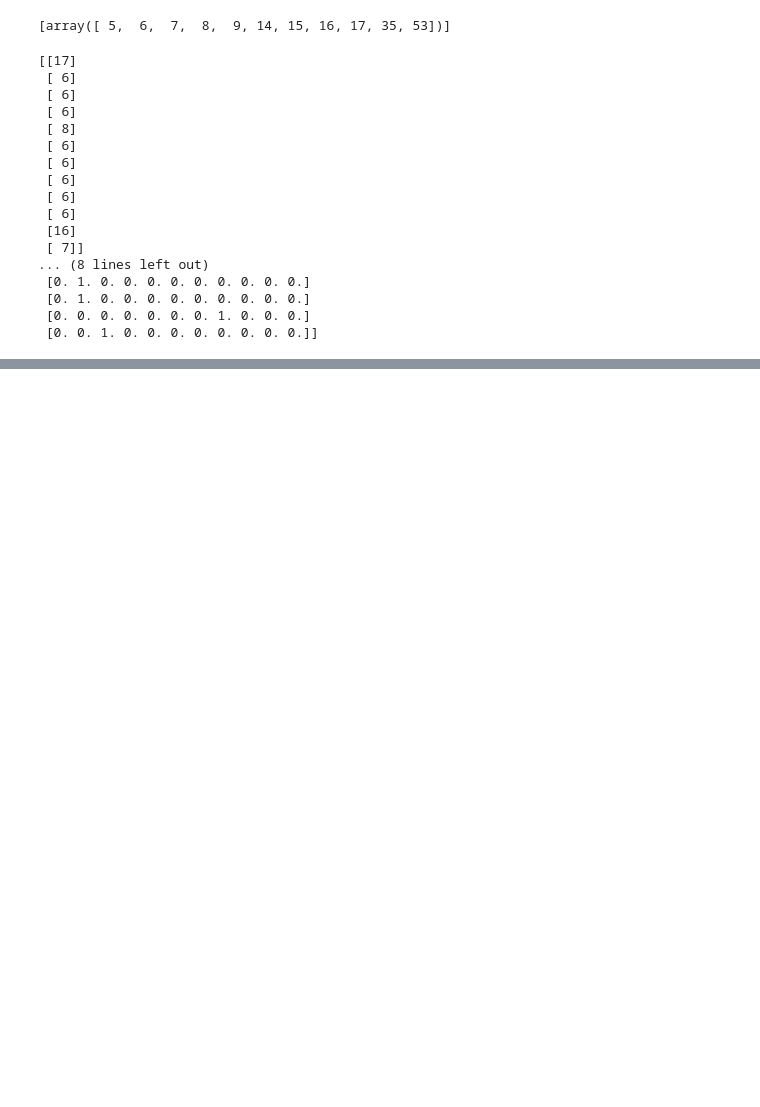
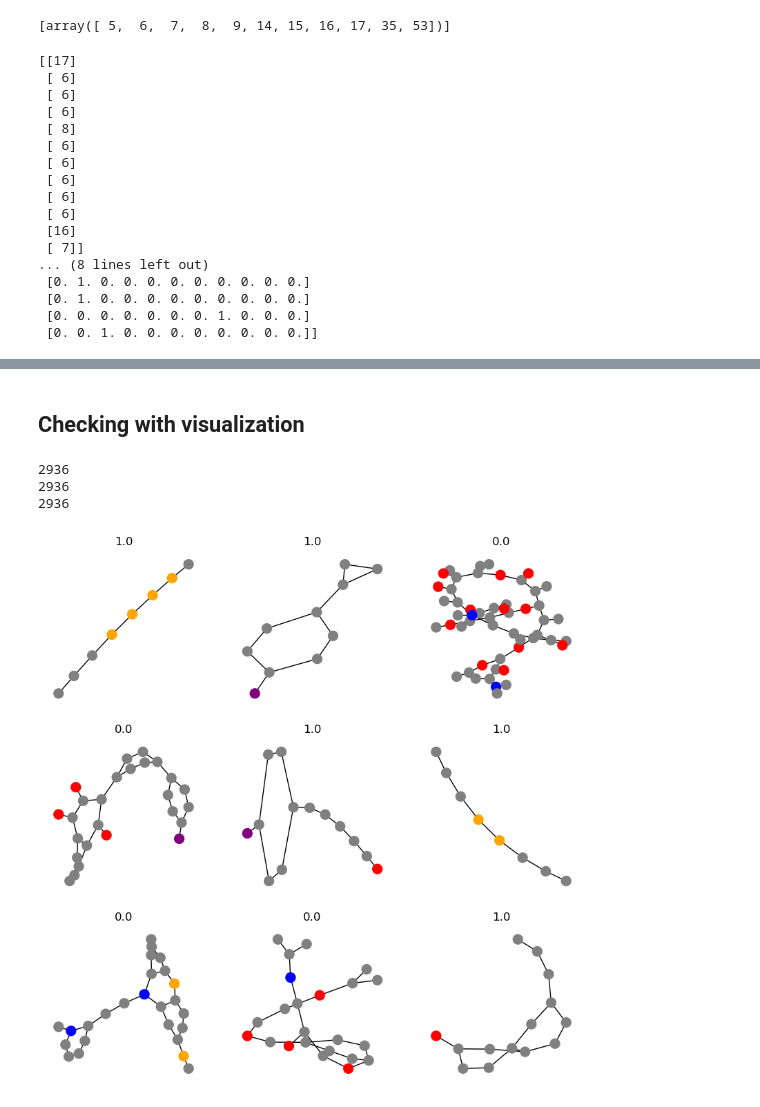
Before and after one commit to YuvalBayer/HydrophobicityGraphClassifier, a Jupyter notebook: Zinc/data_generation.ipynb, the cells around one changed output, grey strips where cells are left out. Drawn from its saved outputs; the diff is of its cells as text; code cells hidden in the pictures; blank space fills up the shorter version.

Commit message:
generated zinc data

```diff
--- a/Zinc/data_generation.ipynb
+++ b/Zinc/data_generation.ipynb
@@ -8,6 +15,6 @@ from sklearn.preprocessing import OneHotEncoder
 # %%
-data_1 = pd.read_csv('Data/200d_-1_named+fda.csv')
-data_35 = pd.read_csv('Data/200d_3.5_+in-vitro.csv')
+data_1 = pd.read_csv('RawData/200d_-1_named+fda.csv')
+data_35 = pd.read_csv('RawData/200d_3.5_+in-vitro.csv')
 
 print('len(data_1)=',len(data_1))
 print('len(data_35)=',len(data_35))
@@ -82,0 +117,53 @@ data_x_hot_35 = [encoder.transform(x.reshape(-1, 1)).toarray() for x in data_x_3
+# %%
+#for i in range(len(data_x)):
+pd.DataFrame(labels).to_csv(f'GraphData/Labels/labels.csv', header=False, index=False)
+
+for i in range(len(data_x)):
+    pd.DataFrame(data_x[i]).to_csv(f'GraphData/NodesFeature/{i}.csv', header=False, index=False)
+    pd.DataFrame(edge_index[i]).to_csv(f'GraphData/EdgesIndex/{i}.csv', header=False, index=False)
+# %% [markdown]
+## Checking with visualization
+# %%
+print(len(data_x))
+print(len(edge_index))
+print(len(labels))
+# %% [output]
+2936
+2936
+2936
+# %%
+colors = {
+    'C':'gray',
+    'O':'red',
+    'N':'blue',
+    'P':'yellow',
+    'S':'orange',
+    'F':'green',
+    'Cl':'purple',
+    'Br':'pink'
+}
+# %%
+
+fig, axes = plt.subplots(3, 3, figsize=(10,10))
+random_idx = np.random.randint(0, len(data_x), size=9)
+for axis, i in zip(axes.flatten(), random_idx):
+
+    # List of 1D arrays with two elements
+    edges = list(edge_index[i].T)
+
+    # list of atoms letters
+    nodes = [Chem.rdchem.Atom(int(atom_num)).GetSymbol() for atom_num in encoder.inverse_transform(data_x[i]).flatten()]
+
+    # label
+    label = labels[i]
+
+    # creating the graph
+    G = nx.Graph()
+    G.add_nodes_from([(i, {'atom':atom}) for i, atom in enumerate(nodes)])
+    G.add_edges_from(edges)
+
+
+    nx.draw(G, with_labels=False, ax=axis, node_color=[colors[a] for a in nodes], node_size=100)
+    axis.set_title(label)
+# %% [output]
+[figure, added]
```
Also changed, not shown: parts of 13 cells of this notebook, 5 other files.
